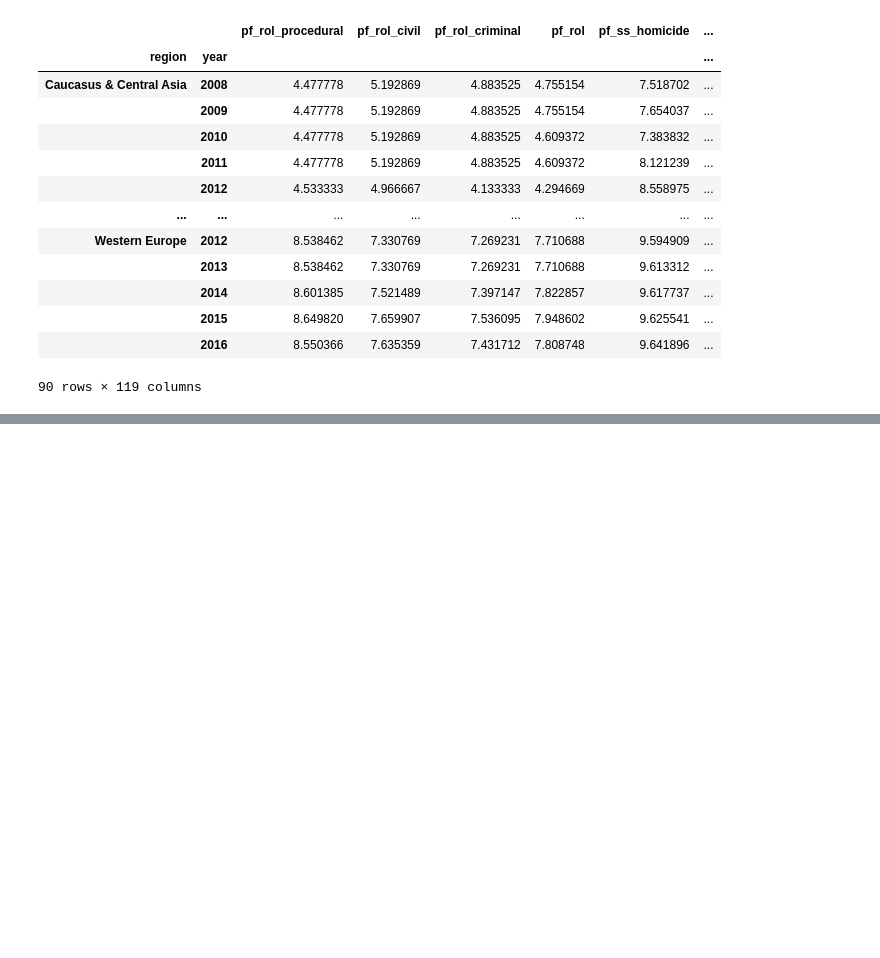
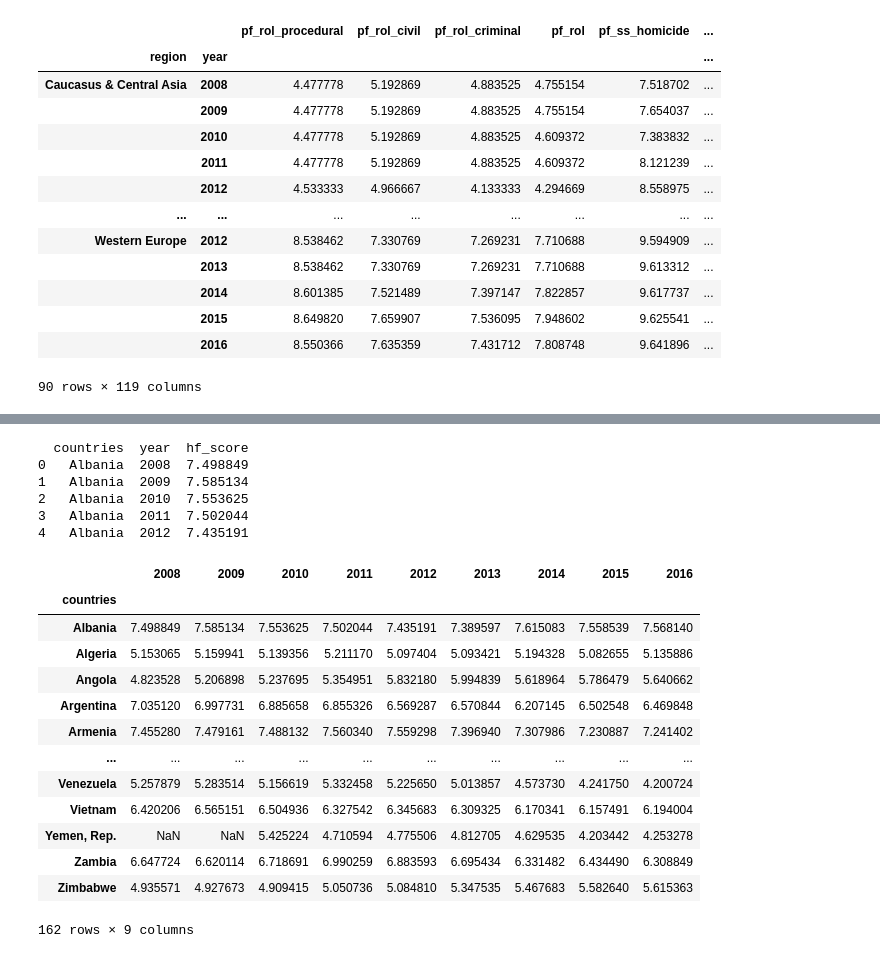
Before and after one commit to shamrockbandit/Project1_repo, a Jupyter notebook: readFreeData.ipynb, the cells around one changed output, grey strips where cells are left out. Saved outputs shown, nothing was run; the diff lists cells and outputs as text; code cells hidden in the pictures; blank space fills up the shorter version.

```diff
--- a/readFreeData.ipynb
+++ b/readFreeData.ipynb
@@ -224,0 +225,51 @@ freeCountryYear_mean_df
+# %%
+## Other Methods.
+## Filter Groupby by a relevant column (e.g hf_score)
+temp_ds = freeCountryYear_gb['hf_score'].mean()
+
+## take means, and setup data frame
+country_hfscore_mean_df = temp_ds.reset_index()
+print(f"{country_hfscore_mean_df.head()}")
+# %% [output]
+  countries  year  hf_score
+0   Albania  2008  7.498849
+1   Albania  2009  7.585134
+2   Albania  2010  7.553625
+3   Albania  2011  7.502044
+4   Albania  2012  7.435191
+# %%
+# Pivot the data by country x year
+country_hfscore_pivot_df = pd.pivot_table(country_hfscore_mean_df, index="countries", columns="year")
+country_hfscore_pivot_df
+
+# Data column munging to clean df up and easier to use
+# # https://stackoverflow.com/questions/22233488/pandas-drop-a-level-from-a-multi-level-column-index
+# # https://stackoverflow.com/questions/36752439/how-do-i-flatten-a-python-pandas-pivot-table-and-manipulate-the-column-names
+## drop the hf_score level and lable
+country_hfscore_pivot_df.columns = country_hfscore_pivot_df.columns.droplevel(0)
+
+## drop the 'year' name of the column axis
+country_hfscore_pivot_df.columns.name = None
+
+## flatten the columns
+country_hfscore_pivot_df.reset_index(inplace=True)
+
+## set the index back to countries (may not do this step)
+country_hfscore_pivot_df.set_index('countries', drop=True, inplace=True)
+
+country_hfscore_pivot_df
+# %% [output]
+|  | 2008 | 2009 | 2010 | 2011 | 2012 | 2013 | 2014 | 2015 | 2016 |
+| countries |  |  |  |  |  |  |  |  |  |
+| Albania | 7.498849 | 7.585134 | 7.553625 | 7.502044 | 7.435191 | 7.389597 | 7.615083 | 7.558539 | 7.568140 |
+| Algeria | 5.153065 | 5.159941 | 5.139356 | 5.211170 | 5.097404 | 5.093421 | 5.194328 | 5.082655 | 5.135886 |
+| Angola | 4.823528 | 5.206898 | 5.237695 | 5.354951 | 5.832180 | 5.994839 | 5.618964 | 5.786479 | 5.640662 |
+| Argentina | 7.035120 | 6.997731 | 6.885658 | 6.855326 | 6.569287 | 6.570844 | 6.207145 | 6.502548 | 6.469848 |
+| Armenia | 7.455280 | 7.479161 | 7.488132 | 7.560340 | 7.559298 | 7.396940 | 7.307986 | 7.230887 | 7.241402 |
+| ... | ... | ... | ... | ... | ... | ... | ... | ... | ... |
+| Venezuela | 5.257879 | 5.283514 | 5.156619 | 5.332458 | 5.225650 | 5.013857 | 4.573730 | 4.241750 | 4.200724 |
+| Vietnam | 6.420206 | 6.565151 | 6.504936 | 6.327542 | 6.345683 | 6.309325 | 6.170341 | 6.157491 | 6.194004 |
+| Yemen, Rep. | NaN | NaN | 5.425224 | 4.710594 | 4.775506 | 4.812705 | 4.629535 | 4.203442 | 4.253278 |
+| Zambia | 6.647724 | 6.620114 | 6.718691 | 6.990259 | 6.883593 | 6.695434 | 6.331482 | 6.434490 | 6.308849 |
+| Zimbabwe | 4.935571 | 4.927673 | 4.909415 | 5.050736 | 5.084810 | 5.347535 | 5.467683 | 5.582640 | 5.615363 |
+162 rows × 9 columns
```
Also changed, not shown: parts of 8 cells of this notebook.
